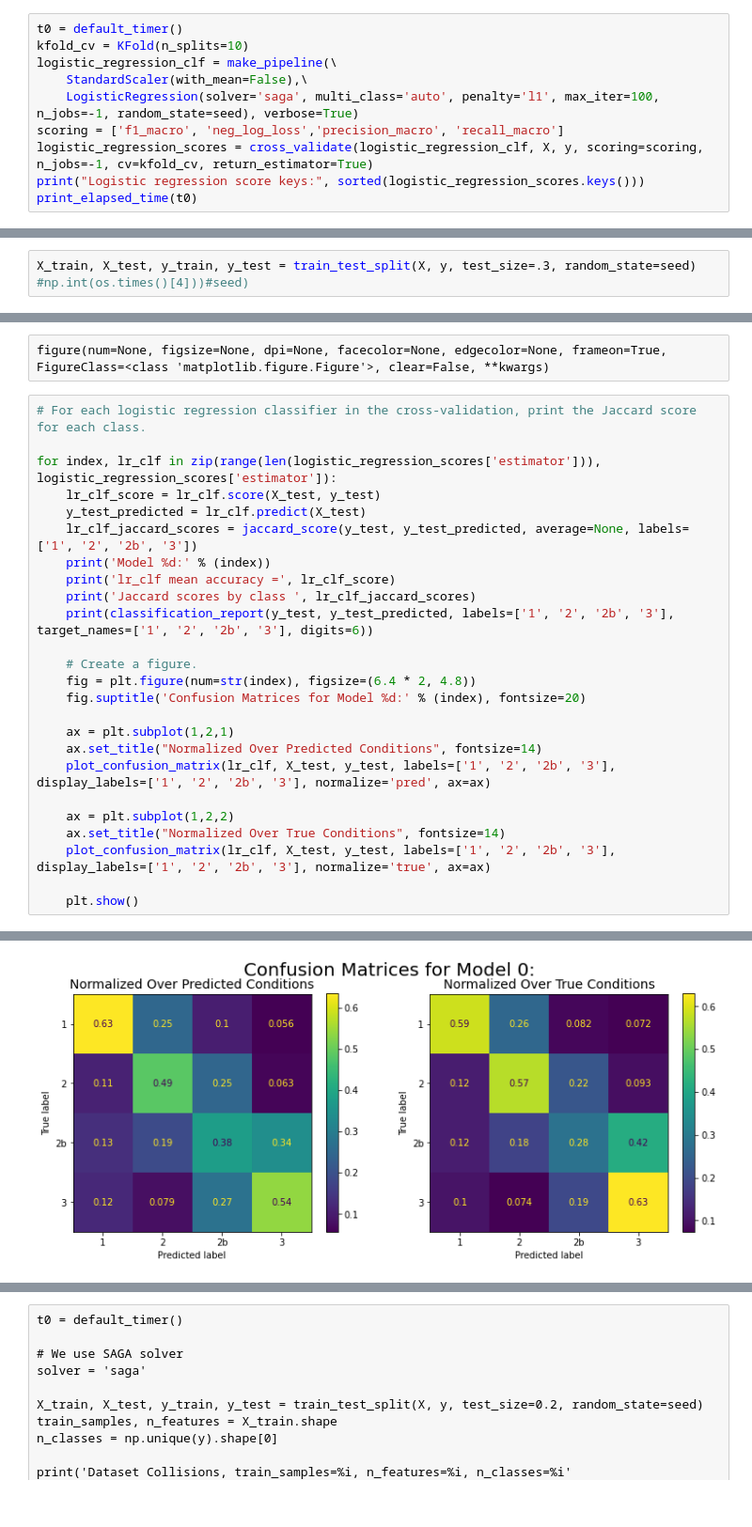
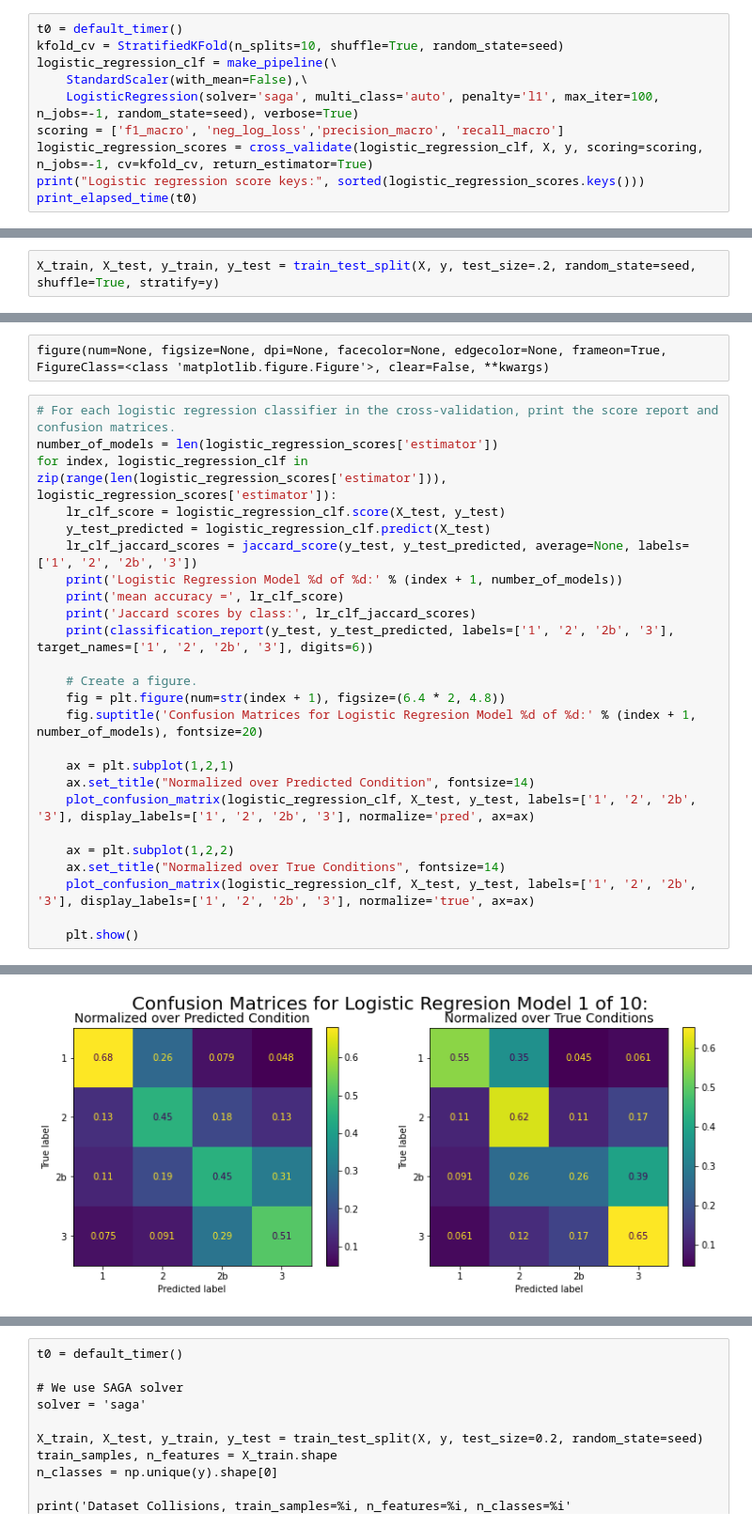
Before and after one commit to cbates79/Coursera_Capstone, a Jupyter notebook: Oversampling on the Order of the Smallest Class for Multiclass Classification of Automobile Accidents in Seattle, Washington.ipynb, the cells around one changed output, grey strips where cells are left out. Shown at 94% size. Cells and saved outputs as stored; diff of their text form.

```diff
--- a/Oversampling on the Order of the Smallest Class for Multiclass Classification of Automobile Accidents in Seattle, Washington.ipynb
+++ b/Oversampling on the Order of the Smallest Class for Multiclass Classification of Automobile Accidents in Seattle, Washington.ipynb
@@ -561,7 +561,7 @@ print(sklearn.metrics.SCORERS.keys())
 dict_keys(['explained_variance', 'r2', 'max_error', 'neg_median_absolute_error', 'neg_mean_absolute_error', 'neg_mean_squared_error', 'neg_mean_squared_log_error', 'neg_root_mean_squared_error', 'neg_ ...
 # %%
 t0 = default_timer()
-kfold_cv = KFold(n_splits=10)
+kfold_cv = StratifiedKFold(n_splits=10, shuffle=True, random_state=seed)
 logistic_regression_clf = make_pipeline(\
     StandardScaler(with_mean=False),\
     LogisticRegression(solver='saga', multi_class='auto', penalty='l1', max_iter=100, n_jobs=-1, random_state=seed), verbose=True)
@@ -657,4 +770,4 @@ Elapsed time is 32.03569712297758 seconds.
 # %%
 t0 = default_timer()
 # %%
-X_train, X_test, y_train, y_test = train_test_split(X, y, test_size=.3, random_state=seed) #np.int(os.times()[4]))#seed)
+X_train, X_test, y_train, y_test = train_test_split(X, y, test_size=.2, random_state=seed, shuffle=True, stratify=y)
@@ -667,28 +776,28 @@ plot_confusion_matrix(estimator, X, y_true, *, labels=None, sample_weight=None,
 # %% [raw]
 figure(num=None, figsize=None, dpi=None, facecolor=None, edgecolor=None, frameon=True, FigureClass=<class 'matplotlib.figure.Figure'>, clear=False, **kwargs)
 # %%
-# For each logistic regression classifier in the cross-validation, print the Jaccard score for each class.
-
-for index, lr_clf in zip(range(len(logistic_regression_scores['estimator'])), logistic_regression_scores['estimator']):
-    lr_clf_score = lr_clf.score(X_test, y_test)
-    y_test_predicted = lr_clf.predict(X_test)
+# For each logistic regression classifier in the cross-validation, print the score report and confusion matrices.
+number_of_models = len(logistic_regression_scores['estimator'])
+for index, logistic_regression_clf in zip(range(len(logistic_regression_scores['estimator'])), logistic_regression_scores['estimator']):
+    lr_clf_score = logistic_regression_clf.score(X_test, y_test)
+    y_test_predicted = logistic_regression_clf.predict(X_test)
     lr_clf_jaccard_scores = jaccard_score(y_test, y_test_predicted, average=None, labels=['1', '2', '2b', '3'])
-    print('Model %d:' % (index))
-    print('lr_clf mean accuracy =', lr_clf_score)
-    print('Jaccard scores by class ', lr_clf_jaccard_scores)
+    print('Logistic Regression Model %d of %d:' % (index + 1, number_of_models))
+    print('mean accuracy =', lr_clf_score)
+    print('Jaccard scores by class:', lr_clf_jaccard_scores)
     print(classification_report(y_test, y_test_predicted, labels=['1', '2', '2b', '3'], target_names=['1', '2', '2b', '3'], digits=6))
 
     # Create a figure.
-    fig = plt.figure(num=str(index), figsize=(6.4 * 2, 4.8))
-    fig.suptitle('Confusion Matrices for Model %d:' % (index), fontsize=20)
+    fig = plt.figure(num=str(index + 1), figsize=(6.4 * 2, 4.8))
+    fig.suptitle('Confusion Matrices for Logistic Regresion Model %d of %d:' % (index + 1, number_of_models), fontsize=20)
 
     ax = plt.subplot(1,2,1)
-    ax.set_title("Normalized Over Predicted Conditions", fontsize=14)
-    plot_confusion_matrix(lr_clf, X_test, y_test, labels=['1', '2', '2b', '3'], display_labels=['1', '2', '2b', '3'], normalize='pred', ax=ax)
+    ax.set_title("Normalized over Predicted Condition", fontsize=14)
+    plot_confusion_matrix(logistic_regression_clf, X_test, y_test, labels=['1', '2', '2b', '3'], display_labels=['1', '2', '2b', '3'], normalize='pred', ax=ax)
 
     ax = plt.subplot(1,2,2)
-    ax.set_title("Normalized Over True Conditions", fontsize=14)
-    plot_confusion_matrix(lr_clf, X_test, y_test, labels=['1', '2', '2b', '3'], display_labels=['1', '2', '2b', '3'], normalize='true', ax=ax)
+    ax.set_title("Normalized over True Conditions", fontsize=14)
+    plot_confusion_matrix(logistic_regression_clf, X_test, y_test, labels=['1', '2', '2b', '3'], display_labels=['1', '2', '2b', '3'], normalize='true', ax=ax)
 
     plt.show()
 # %% [output]
@@ -708 +817 @@ weighted avg   0.508208  0.515228  0.508024       394
-[figure, old version]
+[figure, new version]
```
Also changed, not shown: parts of 27 cells of this notebook.
